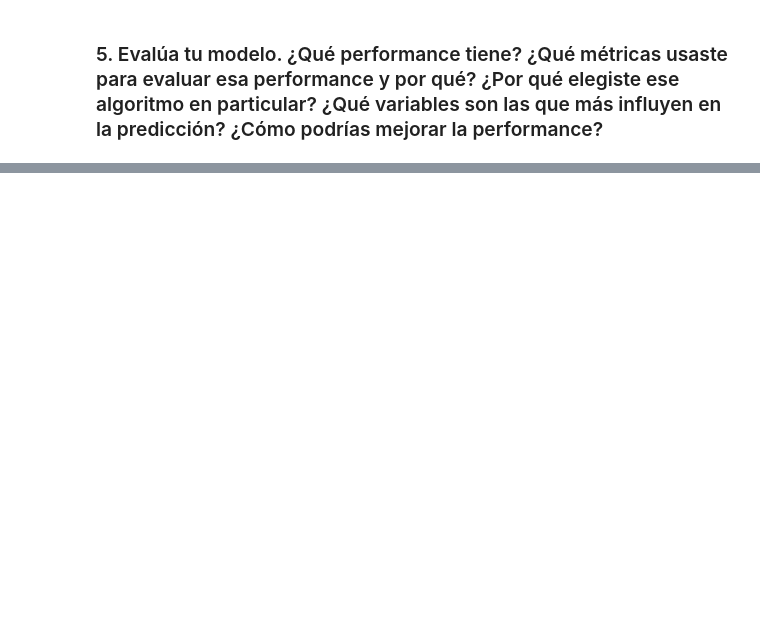
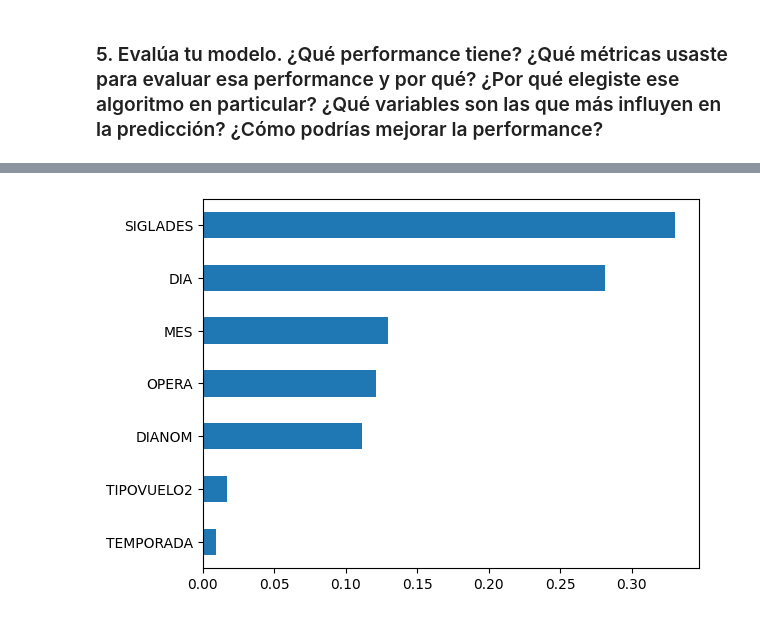
Before and after one commit to sebalopsa/latam-challenge, a Jupyter notebook: solution.ipynb, the cells around one changed output, grey strips where cells are left out. Saved outputs shown, nothing was run; the diff lists cells and outputs as text; code cells hidden in the pictures; blank space fills up the shorter version.

Commit message:
model training

```diff
--- a/solution.ipynb
+++ b/solution.ipynb
@@ -231,0 +230,6 @@ Name: SIGLADES, Length: 68206, dtype: object
+# %%
+le = LabelEncoder()
+def add_encoded_features(df, features):
+    for feature in features:
+        df[feature] = le.fit_transform(df_synthetic[feature].values)
+    return df
@@ -231,0 +238,8 @@ Name: SIGLADES, Length: 68206, dtype: object
+# %%
+model = RandomForestClassifier()
+
+features_to_encode = ['SIGLADES', 'OPERA', 'DIANOM', 'TEMPORADA', 'TIPOVUELO2']
+X = pd.concat([df_synthetic[['MES', 'DIA']], add_encoded_features(pd.DataFrame(), features_to_encode)], axis=1)
+y = df_synthetic['atraso_15']
+X_train, X_test, y_train, y_test = train_test_split(X, y, random_state=1, stratify=y)
+model.fit(X_train,y_train)
@@ -233,0 +275,10 @@ Name: SIGLADES, Length: 68206, dtype: object
+# %%
+plt.style.use('default')
+
+feature_names = list(X.columns.values)
+importances = model.feature_importances_
+forest_importances = pd.Series(importances, index=feature_names).sort_values()
+forest_importances.plot(kind='barh')
+plt.show()
+# %% [output]
+[figure, added]
```
Also changed, not shown: parts of 12 cells of this notebook.
